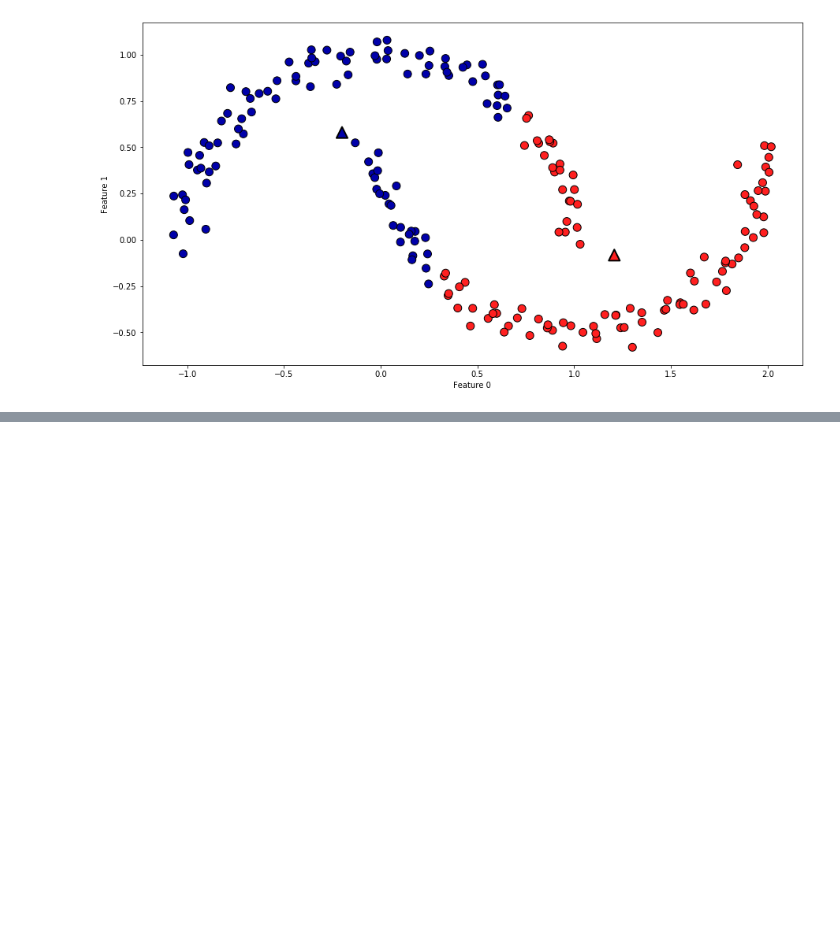
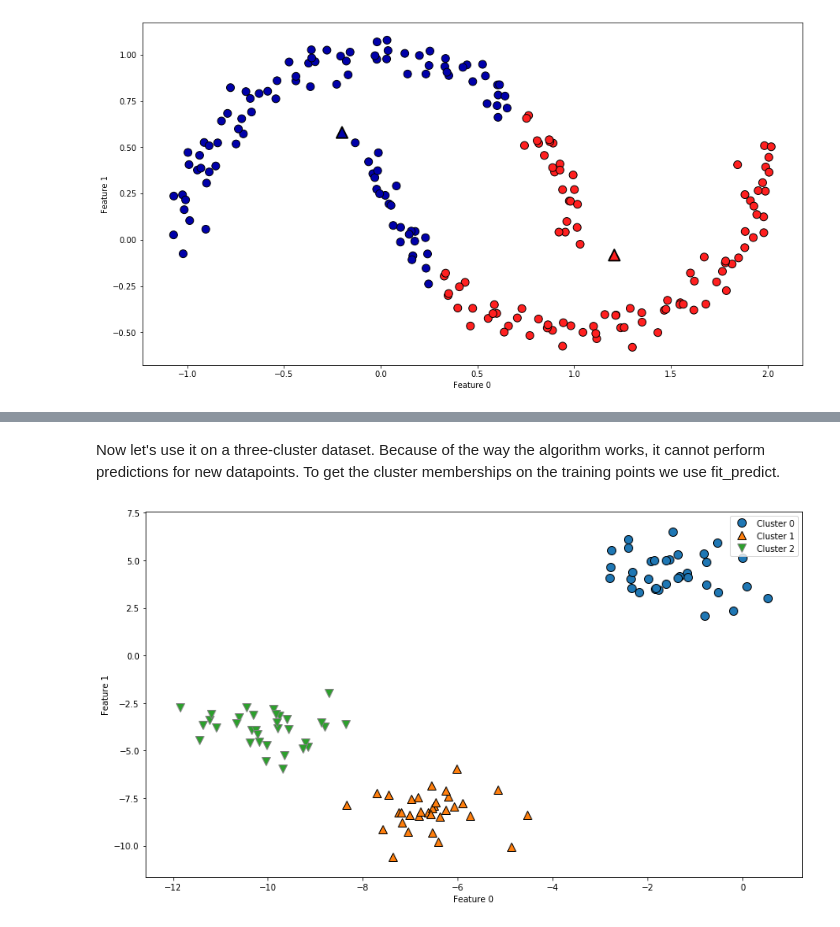
Before and after one commit to Patabu2/machine_learning_study, a Jupyter notebook: Chapter 3- Unsupervised Learning and Preprocessing.ipynb, the cells around one changed output, grey strips where cells are left out. Cells and saved outputs as stored; diff of their text form; code cells hidden in the pictures; blank space fills up the shorter version.

```diff
--- a/Chapter 3- Unsupervised Learning and Preprocessing.ipynb
+++ b/Chapter 3- Unsupervised Learning and Preprocessing.ipynb
@@ -969,0 +1099,18 @@ plt.show()
+# %% [markdown]
+Now let's use it on a three-cluster dataset. Because of the way the algorithm works, it cannot perform predictions for new datapoints. To get the cluster memberships on the training points we use fit_predict.
+# %%
+from sklearn.cluster import AgglomerativeClustering
+X,y = make_blobs(random_state = 1)
+
+agg = AgglomerativeClustering(n_clusters = 3)
+assignment = agg.fit_predict(X)
+
+plt.figure(figsize = (14,8))
+mglearn.discrete_scatter(X[:,0], X[:,1], assignment)
+
+plt.legend(["Cluster 0", "Cluster 1", "Cluster 2"], loc="best")
+plt.xlabel("Feature 0")
+plt.ylabel("Feature 1")
+plt.show()
+# %% [output]
+[figure, added]
```
Also changed, not shown: parts of 21 cells of this notebook.
